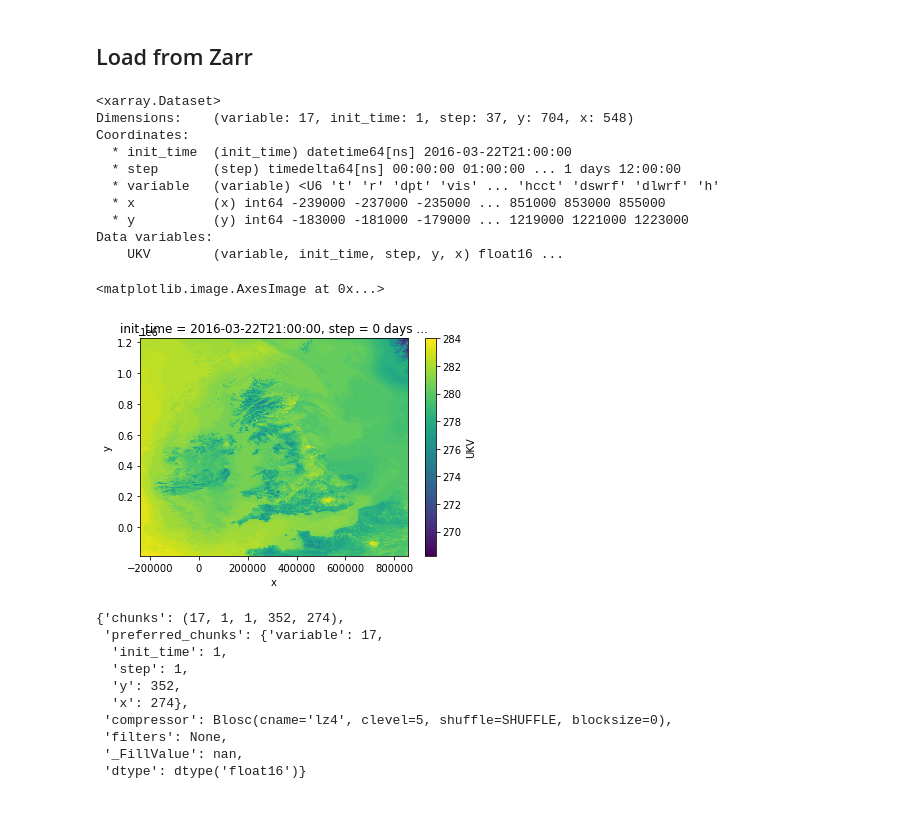
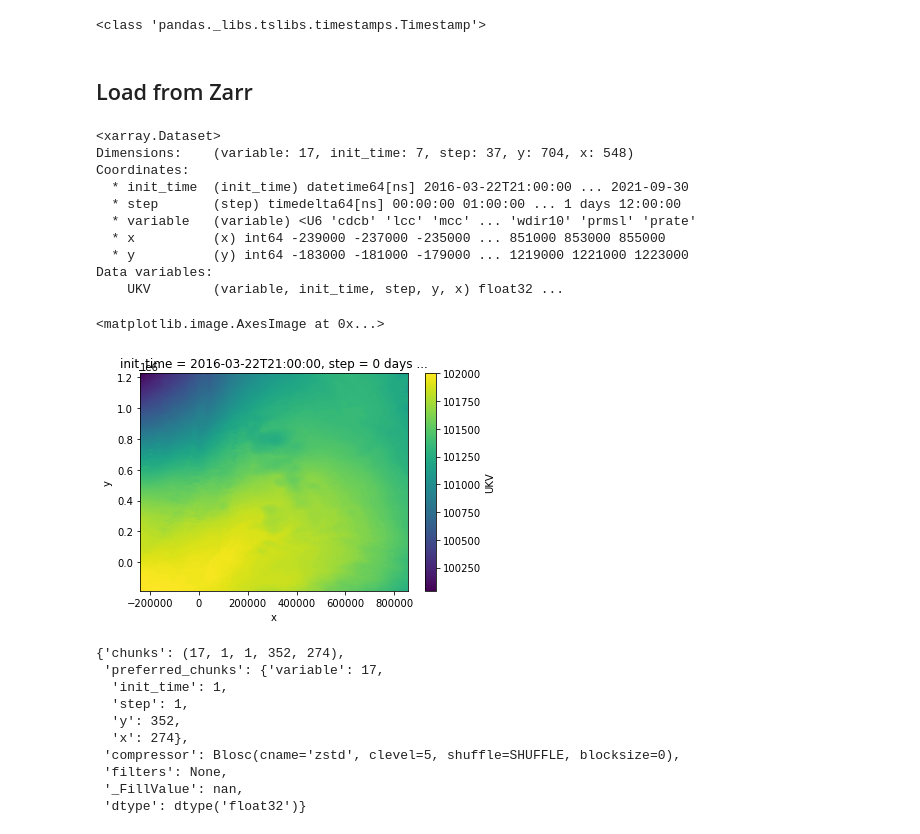
Before and after one commit to openclimatefix/nowcasting_dataset, a Jupyter notebook: notebooks/load_NWP_grib.ipynb, the cells around one changed output. Saved outputs shown, nothing was run; the diff lists cells and outputs as text; code cells hidden in the pictures.

Commit message:
multiple processes for converting NWPs to Zarr.

```diff
--- a/notebooks/load_NWP_grib.ipynb
+++ b/notebooks/load_NWP_grib.ipynb
@@ -350,25 +447,31 @@ Done!
+# %%
+for group in map_datetime_to_grib_filename.groupby(level=0):
+    print(type(group[0]))
+    break
+# %% [output]
+<class 'pandas._libs.tslibs.timestamps.Timestamp'>
 # %% [markdown]
 ## Load from Zarr
 # %%
-ds_from_zarr = xr.open_dataset("test.zarr", engine="zarr")
+ds_from_zarr = xr.open_dataset("/home/jack/data/nwp.zarr", engine="zarr")
 # %%
 ds_from_zarr
 # %% [output]
 <xarray.Dataset>
-Dimensions:    (variable: 17, init_time: 1, step: 37, y: 704, x: 548)
+Dimensions:    (variable: 17, init_time: 7, step: 37, y: 704, x: 548)
 Coordinates:
-  * init_time  (init_time) datetime64[ns] 2016-03-22T21:00:00
+  * init_time  (init_time) datetime64[ns] 2016-03-22T21:00:00 ... 2021-09-30
   * step       (step) timedelta64[ns] 00:00:00 01:00:00 ... 1 days 12:00:00
-  * variable   (variable) <U6 't' 'r' 'dpt' 'vis' ... 'hcct' 'dswrf' 'dlwrf' 'h'
+  * variable   (variable) <U6 'cdcb' 'lcc' 'mcc' ... 'wdir10' 'prmsl' 'prate'
   * x          (x) int64 -239000 -237000 -235000 ... 851000 853000 855000
   * y          (y) int64 -183000 -181000 -179000 ... 1219000 1221000 1223000
 Data variables:
-    UKV        (variable, init_time, step, y, x) float16 ...
+    UKV        (variable, init_time, step, y, x) float32 ...
 # %%
-ds_from_zarr['UKV'].sel(variable='t').isel(step=0, init_time=0).astype(np.float32).plot.imshow()
+ds_from_zarr['UKV'].sel(variable='dswrf').isel(step=12, init_time=0).plot.imshow()
 # %% [output]
 <matplotlib.image.AxesImage at 0x...>
-[figure, old version]
+[figure, new version]
 # %%
 ds_from_zarr['UKV'].encoding
 # %% [output]
@@ -378,9 +481,9 @@ ds_from_zarr['UKV'].encoding
   'step': 1,
   'y': 352,
   'x': 274},
- 'compressor': Blosc(cname='lz4', clevel=5, shuffle=SHUFFLE, blocksize=0),
+ 'compressor': Blosc(cname='zstd', clevel=5, shuffle=SHUFFLE, blocksize=0),
  'filters': None,
  '_FillValue': nan,
- 'dtype': dtype('float16')}
+ 'dtype': dtype('float32')}
 # %%
 ds_from_zarr['t']
```
Also changed, not shown: parts of 14 cells of this notebook, 1 other file.
